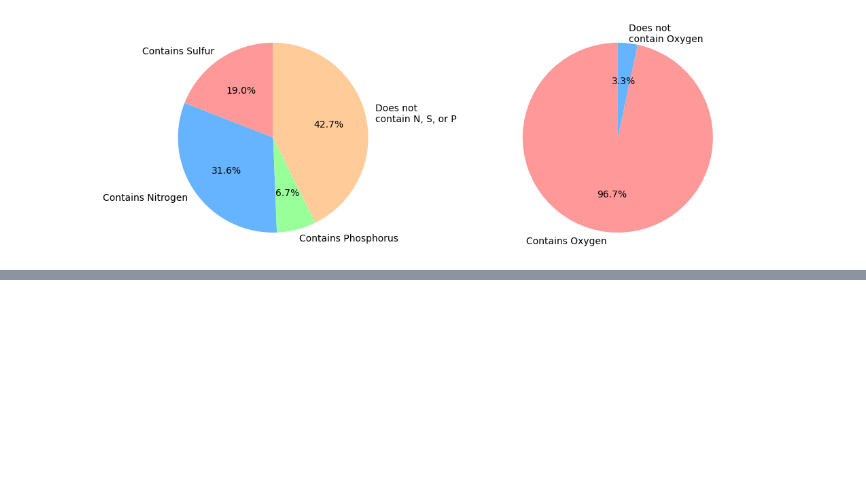
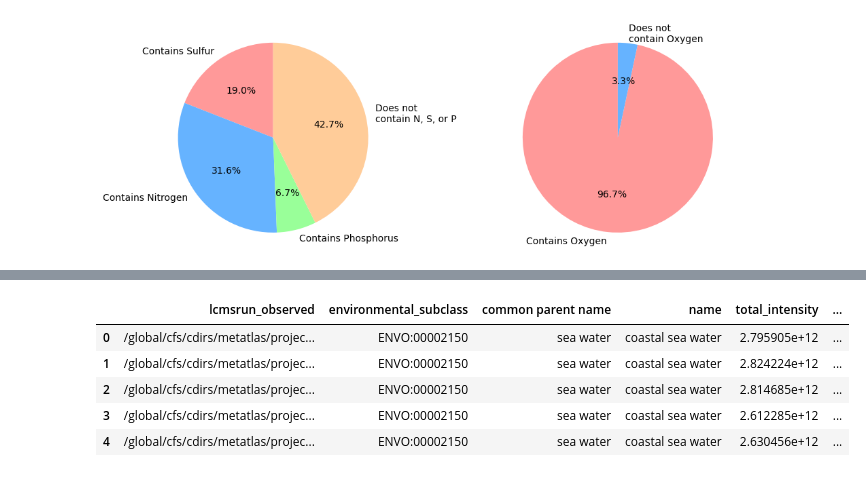
Before and after one commit to biorack/envnet, a Jupyter notebook: notebooks/make_components_of_figure1.ipynb, the cells around one changed output, grey strips where cells are left out. Cells and saved outputs as stored; diff of their text form; code cells hidden in the pictures; blank space fills up the shorter version.

```diff
--- a/notebooks/make_components_of_figure1.ipynb
+++ b/notebooks/make_components_of_figure1.ipynb
@@ -198,3 +198,13 @@ contains_nitrogen: 8054 (36.40%)
 contains_phosphorus: 1706 (7.71%)
 contains_none: 10887 (49.20%)
 [figure]
+# %%
+engine = AnalysisEngine(config)
+engine.load_annotation_results(file_metadata=metadata_file)
+prepared_data = engine.prepare_analysis_data(require_ms2_support=False)
+import numpy as np
+# 2. Perform the merge to create a new, specific DataFrame for this PCA analysis.
+#    This is the same merge you did before.
+envo_df = pd.read_csv('/global/homes/b/bpb/repos/envnet/envnet/data/envo_relationships.csv')
+cols = ['id', 'common parent name','name']
+env_stability_df = pd.merge(prepared_data, envo_df[cols], left_on='environmental_subclass', right_on='id', how='left')
@@ -200,0 +242,16 @@ contains_none: 10887 (49.20%)
+# %%
+total_intensity = p.sum(axis=1)
+median_intensity = p.median(axis=1)
+unchanged_intensity = p[unchanged_nodes].sum(axis=1)/total_intensity
+not_unchanged_intensity = p[not_unchanged_nodes].sum(axis=1)/total_intensity
+temp = pd.concat([total_intensity, median_intensity, unchanged_intensity, not_unchanged_intensity], axis=1)
+temp.columns = ['total_intensity', 'median_intensity', 'unchanged_intensity', 'not_unchanged_intensity']
+temp = temp.reset_index()
+temp.head()
+# %% [output]
+|  | lcmsrun_observed | environmental_subclass | common parent name | name | total_intensity | ... |
+| 0 | /global/cfs/cdirs/metatlas/projec... | ENVO:00002150 | sea water | coastal sea water | 2.795905e+12 | ... |
+| 1 | /global/cfs/cdirs/metatlas/projec... | ENVO:00002150 | sea water | coastal sea water | 2.824224e+12 | ... |
+| 2 | /global/cfs/cdirs/metatlas/projec... | ENVO:00002150 | sea water | coastal sea water | 2.814685e+12 | ... |
+| 3 | /global/cfs/cdirs/metatlas/projec... | ENVO:00002150 | sea water | coastal sea water | 2.612285e+12 | ... |
+| 4 | /global/cfs/cdirs/metatlas/projec... | ENVO:00002150 | sea water | coastal sea water | 2.630456e+12 | ... |
```
Also changed, not shown: parts of 20 cells of this notebook, 5 other files.
